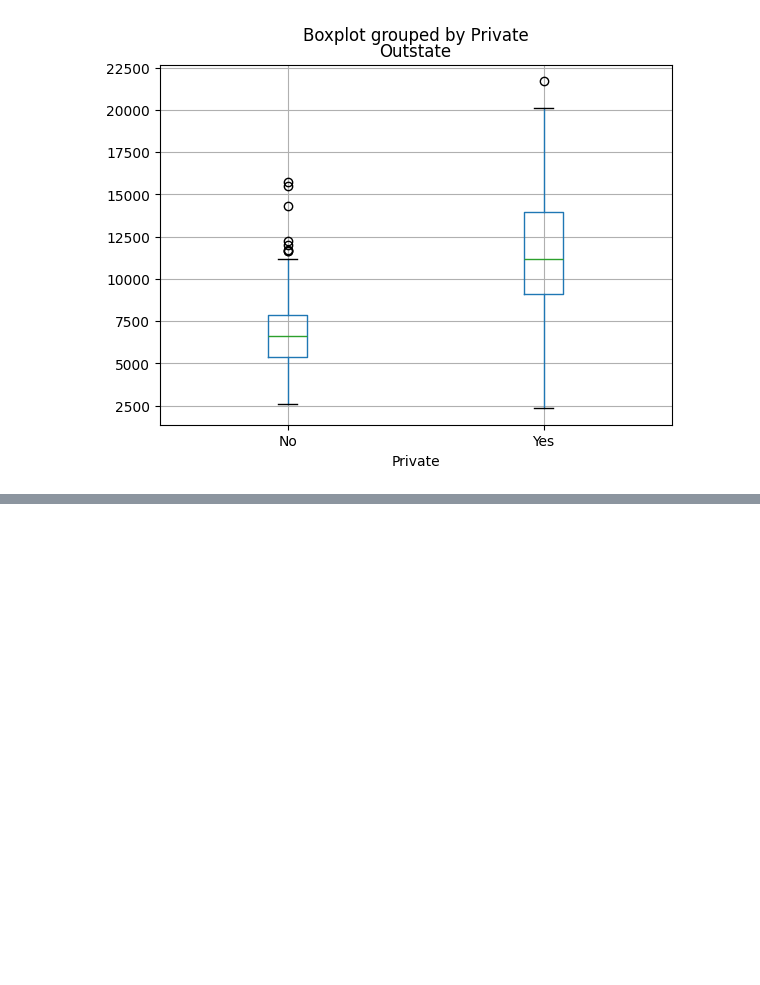
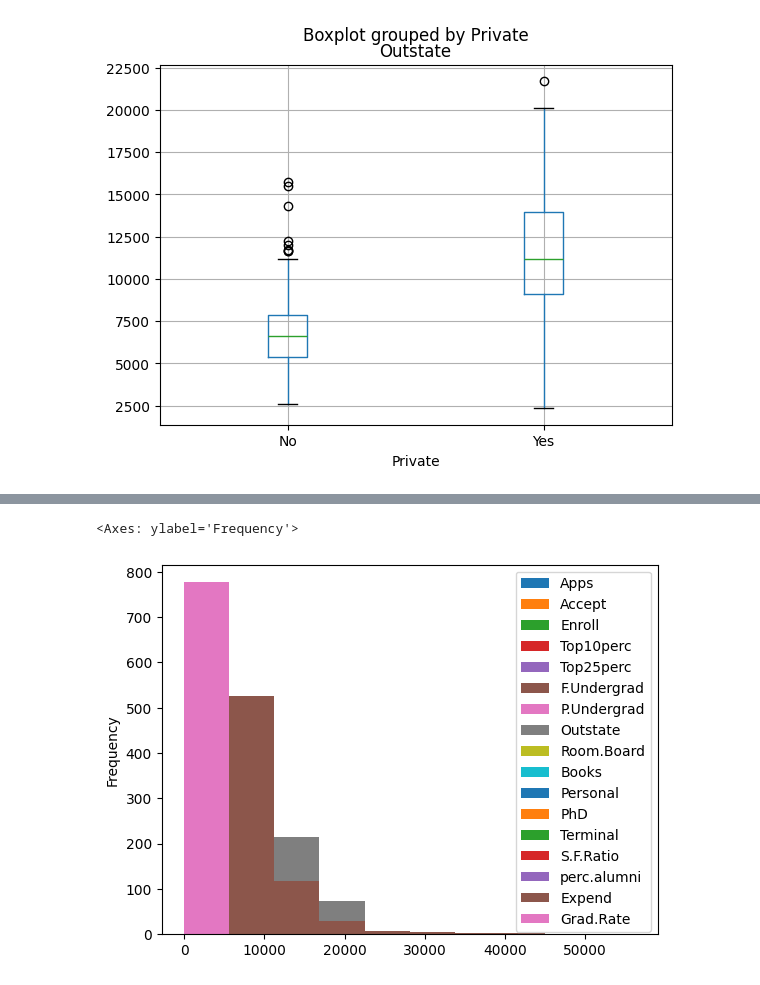
Before and after one commit to S1gge/Databehandling-Sigge-Parakhnevich, a Jupyter notebook: Labs/Labb_01/Labb_01.ipynb, the cells around one changed output, grey strips where cells are left out. Cells and saved outputs as stored; diff of their text form; code cells hidden in the pictures; blank space fills up the shorter version.

```diff
--- a/Labs/Labb_01/Labb_01.ipynb
+++ b/Labs/Labb_01/Labb_01.ipynb
@@ -80,0 +118,7 @@ box_plot
+# %%
+#g
+
+college.plot.hist()
+# %% [output]
+<Axes: ylabel='Frequency'>
+[figure, added]
```
Also changed, not shown: parts of 5 cells of this notebook.
